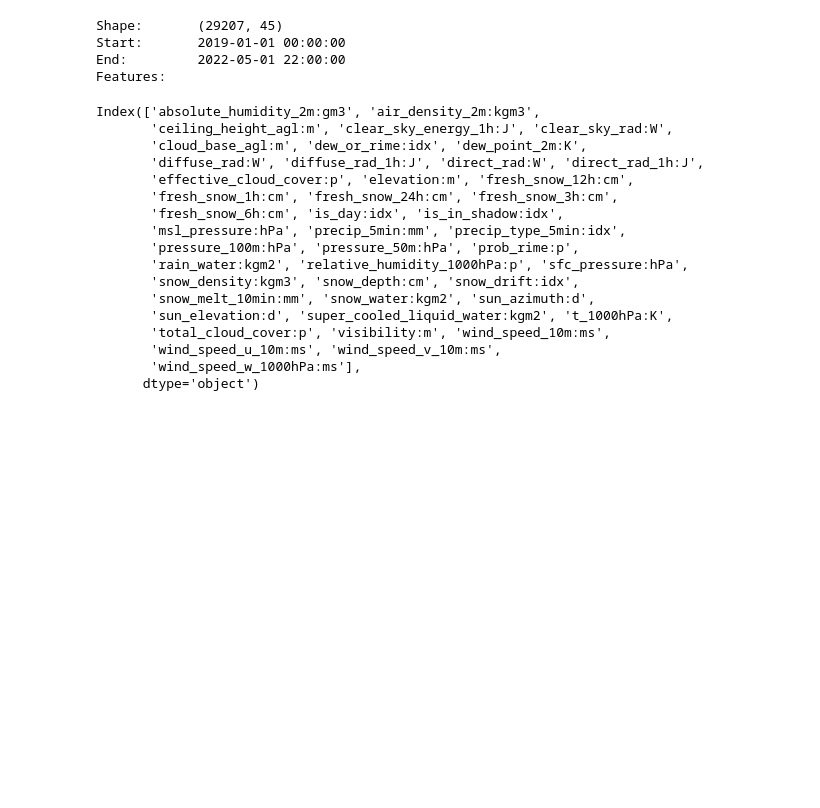
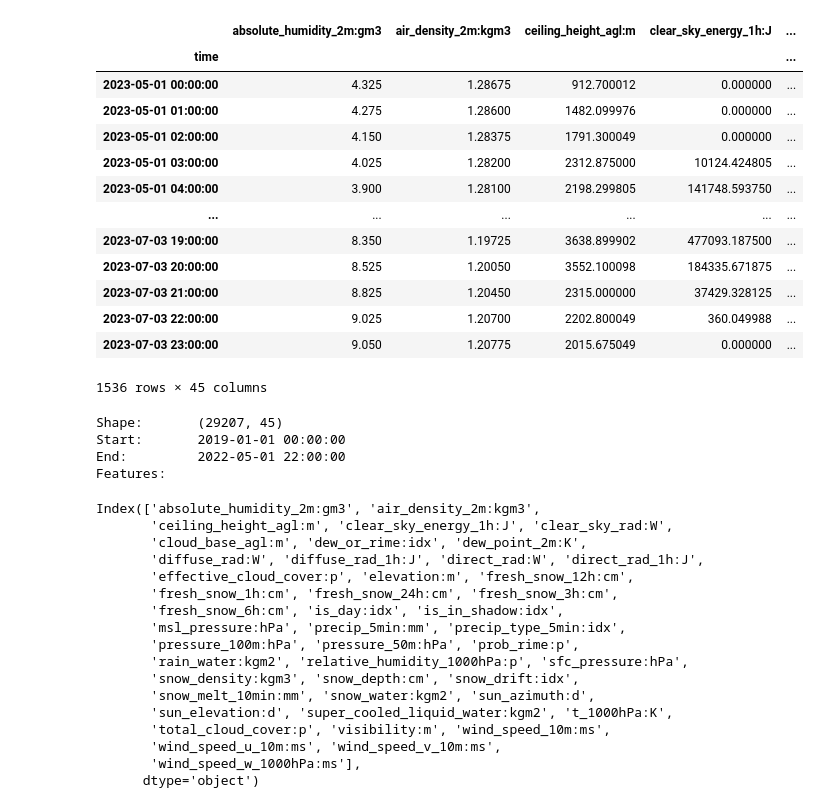
Before and after one commit to mathiasraa/tdt4173-forecasting, a Jupyter notebook: notebooks/eda.ipynb, the cells around one changed output. Saved outputs shown, nothing was run; the diff lists cells and outputs as text; code cells hidden in the pictures; blank space fills up the shorter version.

```diff
--- a/notebooks/eda.ipynb
+++ b/notebooks/eda.ipynb
@@ -36,3 +42,21 @@ load_dataset("A")
+# %%
+val = load_val()
+val
+# %% [output]
+|  | absolute_humidity_2m:gm3 | air_density_2m:kgm3 | ceiling_height_agl:m | clear_sky_energy_1h:J | ... |
+| time |  |  |  |  | ... |
+| 2023-05-01 00:00:00 | 4.325 | 1.28675 | 912.700012 | 0.000000 | ... |
+| 2023-05-01 01:00:00 | 4.275 | 1.28600 | 1482.099976 | 0.000000 | ... |
+| 2023-05-01 02:00:00 | 4.150 | 1.28375 | 1791.300049 | 0.000000 | ... |
+| 2023-05-01 03:00:00 | 4.025 | 1.28200 | 2312.875000 | 10124.424805 | ... |
+| 2023-05-01 04:00:00 | 3.900 | 1.28100 | 2198.299805 | 141748.593750 | ... |
+| ... | ... | ... | ... | ... | ... |
+| 2023-07-03 19:00:00 | 8.350 | 1.19725 | 3638.899902 | 477093.187500 | ... |
+| 2023-07-03 20:00:00 | 8.525 | 1.20050 | 3552.100098 | 184335.671875 | ... |
+| 2023-07-03 21:00:00 | 8.825 | 1.20450 | 2315.000000 | 37429.328125 | ... |
+| 2023-07-03 22:00:00 | 9.025 | 1.20700 | 2202.800049 | 360.049988 | ... |
+| 2023-07-03 23:00:00 | 9.050 | 1.20775 | 2015.675049 | 0.000000 | ... |
+1536 rows × 45 columns
 # %%
 train_a = pd.read_parquet('../data/C/train_targets.parquet')
 X_train_estimated = pd.read_parquet('../data/C/X_train_estimated.parquet')
```
Also changed, not shown: parts of 7 cells of this notebook, 12 other files.
